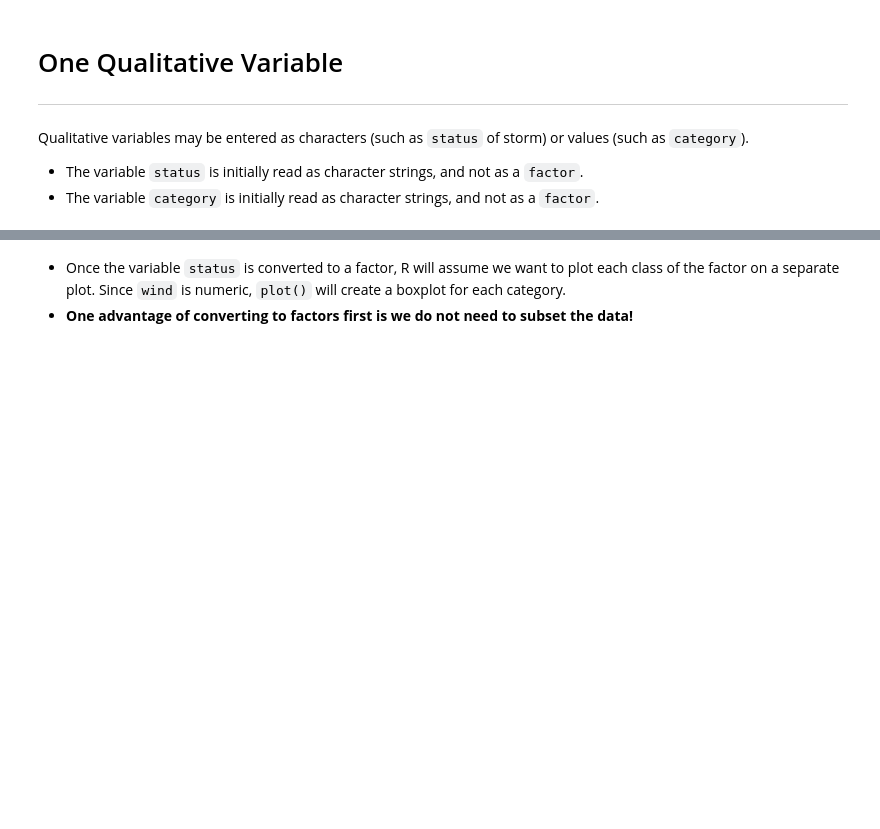
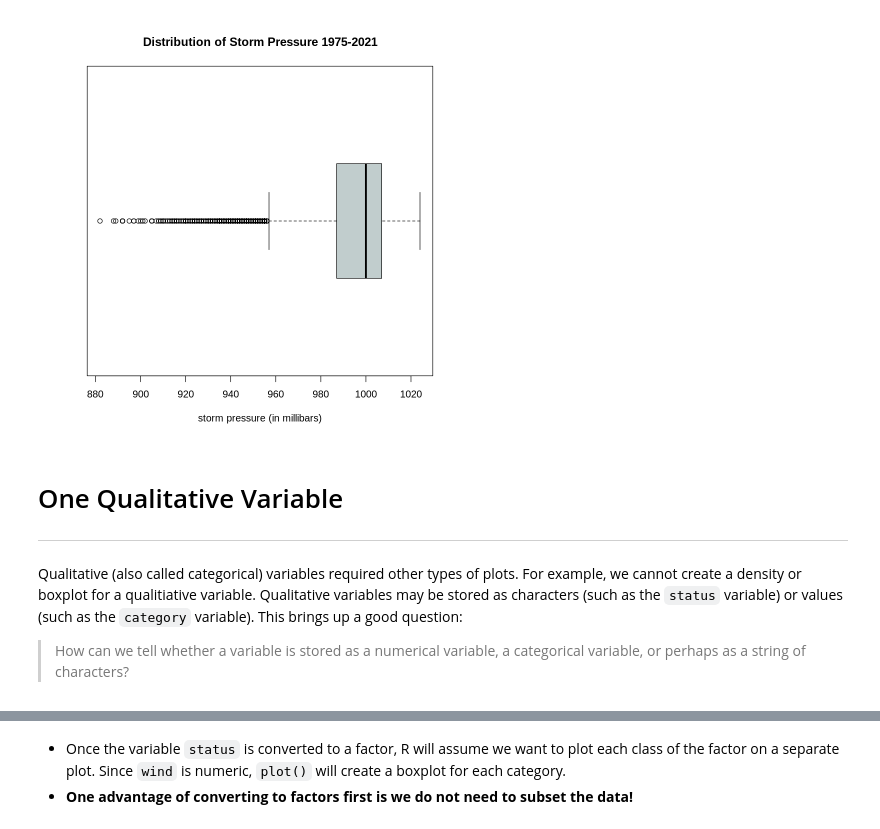
Before and after one commit to CU-Denver-MathStats-OER/Statistical-Theory, a Jupyter notebook: Appendix/Overview-of-Plots.ipynb, the cells around one changed output, grey strips where cells are left out. Saved outputs shown, nothing was run; the diff lists cells and outputs as text; code cells hidden in the pictures; blank space fills up the shorter version.

```diff
--- a/Appendix/Overview-of-Plots.ipynb
+++ b/Appendix/Overview-of-Plots.ipynb
@@ -123,17 +201,15 @@ boxplot(storms$pressure,
 # %%
 boxplot(storms$pressure,
-        xlab = "storm pressure (in millibars)",
-        main = "Distribution of Storm Pressure 1975-2020",
-        horizontal = TRUE)
+        horizontal = TRUE,  # display horizontally
+        xlab = "storm pressure (in millibars)",  # horizontal axis label
+        main = "Distribution of Storm Pressure 1975-2021",
+        col = "azure3")
+# %% [output]
+[figure, added]
 # %% [markdown]
-# One Qualitative Variable
+# <a name="onequal">One Qualitative Variable</a>
+---
 
-------------------------------------------------------------------------
+Qualitative (also called categorical) variables required other types of plots. For example, we cannot create a density or boxplot for a qualitiative variable. Qualitative variables may be stored as characters (such as the `status` variable) or values (such as the `category` variable). This brings up a good question:
 
-Qualitative variables may be entered as characters (such as `status` of
-storm) or values (such as `category`).
-
--   The variable `status` is initially read as character strings, and
-    not as a `factor`.
--   The variable `category` is initially read as character strings, and
-    not as a `factor`.
+> How can we tell whether a variable is stored as a numerical variable, a categorical variable, or perhaps as a string of characters?
```
Also changed, not shown: parts of 67 cells of this notebook.
